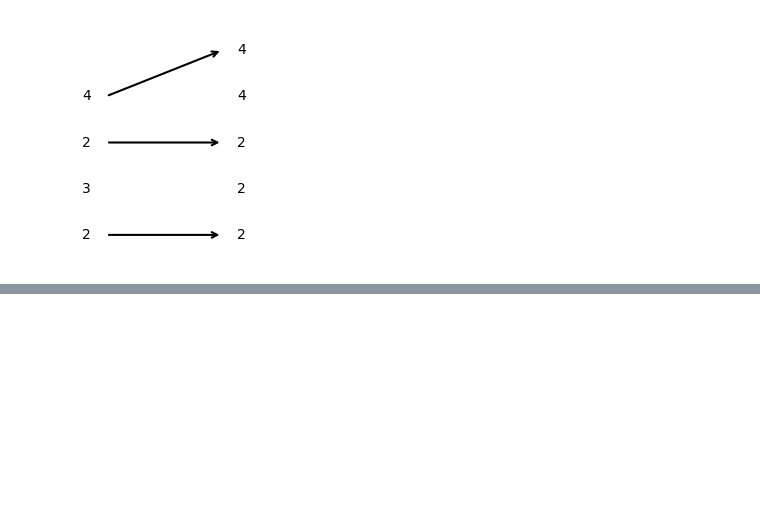
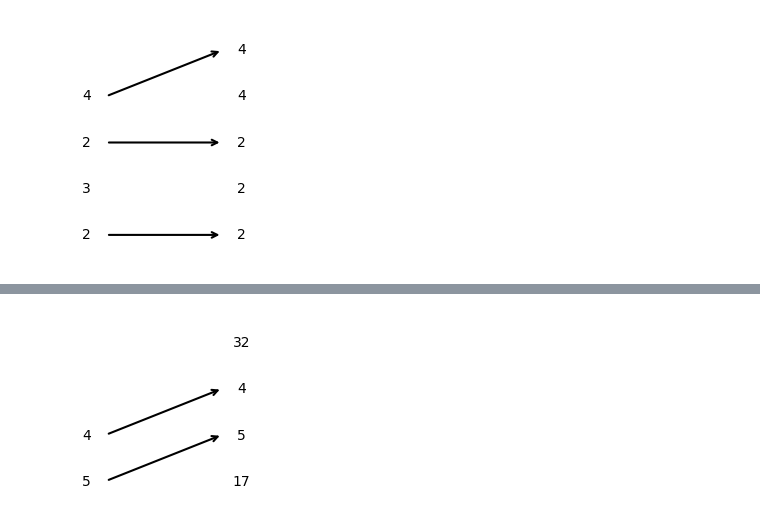
Before and after one commit to PranavDeepakSathya/theCudaBender, a Jupyter notebook: Layout/compositions.ipynb, the cells around one changed output, grey strips where cells are left out. Drawn from its saved outputs; the diff is of its cells as text; code cells hidden in the pictures; blank space fills up the shorter version.

```diff
--- a/Layout/compositions.ipynb
+++ b/Layout/compositions.ipynb
@@ -136,0 +194,4 @@ mor.draw()
+# %%
+mode.morphism.draw()
+# %% [output]
+[figure, added]
```
Also changed, not shown: parts of 18 cells of this notebook, 2 other files.
